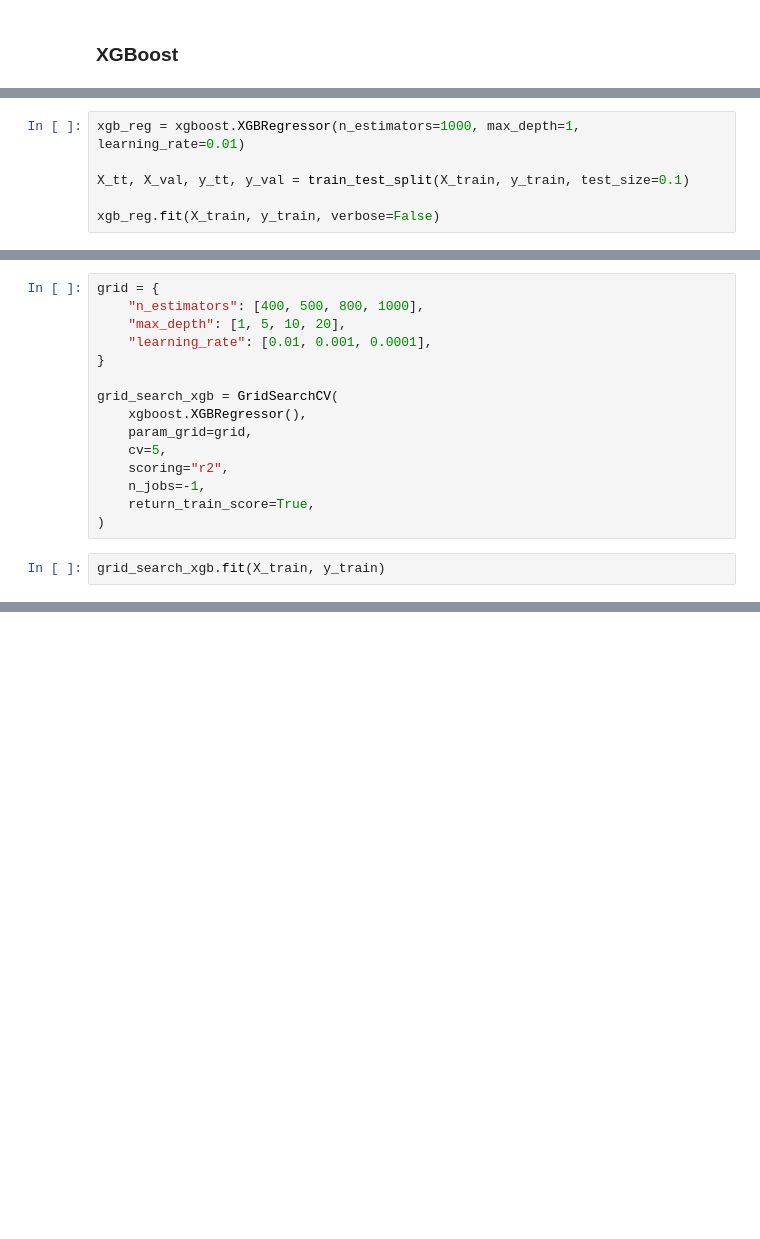
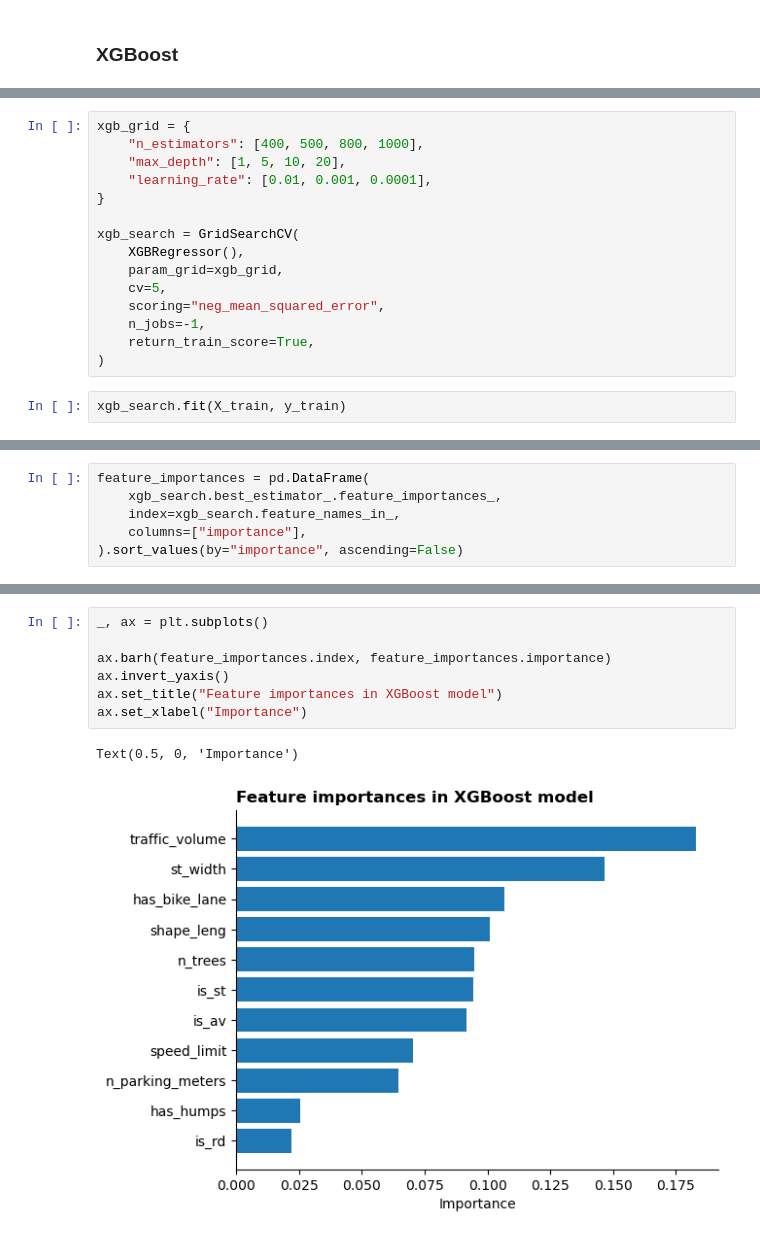
Before and after one commit to jacobvhook/road-speed, a Jupyter notebook: examples/regression_traffic_vol.ipynb, the cells around one changed output, grey strips where cells are left out. Saved outputs shown, nothing was run; the diff lists cells and outputs as text; blank space fills up the shorter version.

```diff
--- a/examples/regression_traffic_vol.ipynb
+++ b/examples/regression_traffic_vol.ipynb
@@ -576,6 +394,0 @@ forest_features = [
-# %%
-xgb_reg = xgboost.XGBRegressor(n_estimators=1000, max_depth=1, learning_rate=0.01)
-
-X_tt, X_val, y_tt, y_val = train_test_split(X_train, y_train, test_size=0.1)
-
-xgb_reg.fit(X_train, y_train, verbose=False)
@@ -594,20 +397,20 @@ XGBRegressor(base_score=None, booster=None, callbacks=None,
 # %%
-grid = {
+xgb_grid = {
     "n_estimators": [400, 500, 800, 1000],
     "max_depth": [1, 5, 10, 20],
     "learning_rate": [0.01, 0.001, 0.0001],
 }
 
-grid_search_xgb = GridSearchCV(
-    xgboost.XGBRegressor(),
-    param_grid=grid,
+xgb_search = GridSearchCV(
+    XGBRegressor(),
+    param_grid=xgb_grid,
     cv=5,
-    scoring="r2",
+    scoring="neg_mean_squared_error",
     n_jobs=-1,
     return_train_score=True,
 )
 # %%
-grid_search_xgb.fit(X_train, y_train)
+xgb_search.fit(X_train, y_train)
 # %% [output]
 GridSearchCV(cv=5,
              estimator=XGBRegressor(base_score=None, booster=None,
@@ -708,0 +441,6 @@ scores.mean()
+# %%
+feature_importances = pd.DataFrame(
+    xgb_search.best_estimator_.feature_importances_,
+    index=xgb_search.feature_names_in_,
+    columns=["importance"],
+).sort_values(by="importance", ascending=False)
@@ -708,0 +462,10 @@ scores.mean()
+# %%
+_, ax = plt.subplots()
+
+ax.barh(feature_importances.index, feature_importances.importance)
+ax.invert_yaxis()
+ax.set_title("Feature importances in XGBoost model")
+ax.set_xlabel("Importance")
+# %% [output]
+Text(0.5, 0, 'Importance')
+[figure, added]
```
Also changed, not shown: parts of 88 cells of this notebook, 5 other files.
